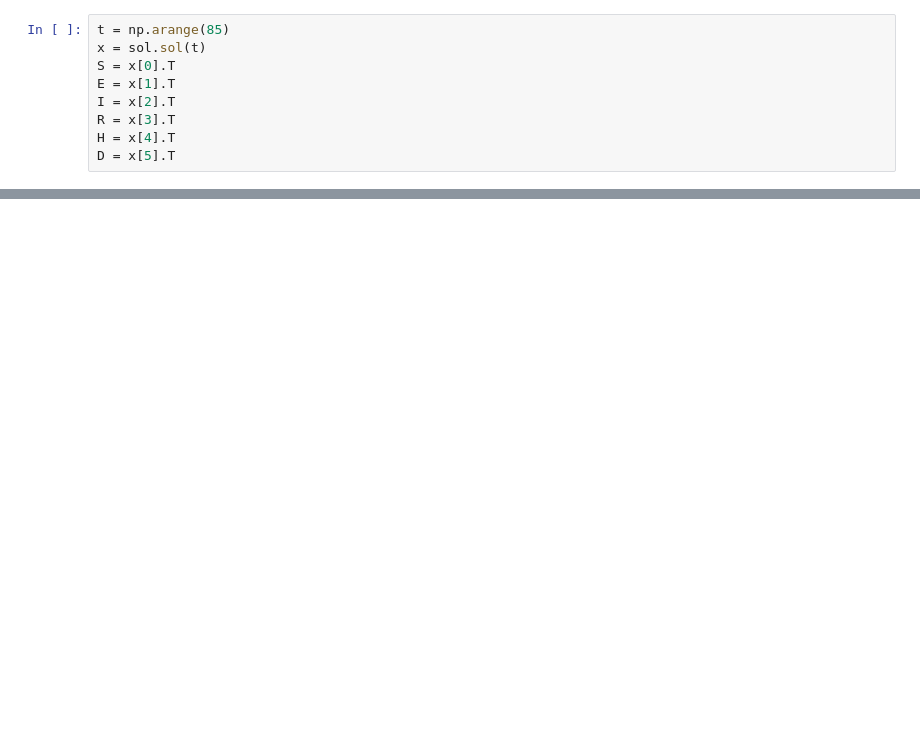
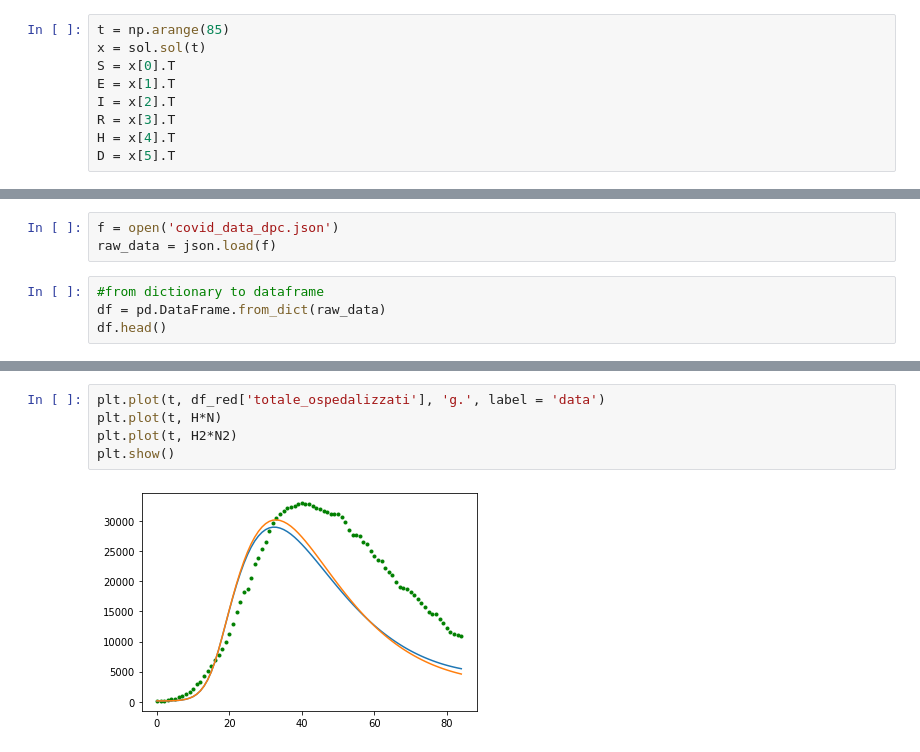
Before and after one commit to giuliacampesan/LDEProject, a Jupyter notebook: LDE_Project.ipynb, the cells around one changed output, grey strips where cells are left out. Cells and saved outputs as stored; diff of their text form; blank space fills up the shorter version.

```diff
--- a/LDE_Project.ipynb
+++ b/LDE_Project.ipynb
@@ -72,0 +107,7 @@ for i,col in enumerate(x):
+# %%
+f = open('covid_data_dpc.json')
+raw_data = json.load(f)
+# %%
+#from dictionary to dataframe
+df = pd.DataFrame.from_dict(raw_data)
+df.head()
@@ -72,0 +148,7 @@ for i,col in enumerate(x):
+# %%
+plt.plot(t, df_red['totale_ospedalizzati'], 'g.', label = 'data')
+plt.plot(t, H*N)
+plt.plot(t, H2*N2)
+plt.show()
+# %% [output]
+[figure, added]
```
Also changed, not shown: parts of 13 cells of this notebook.
